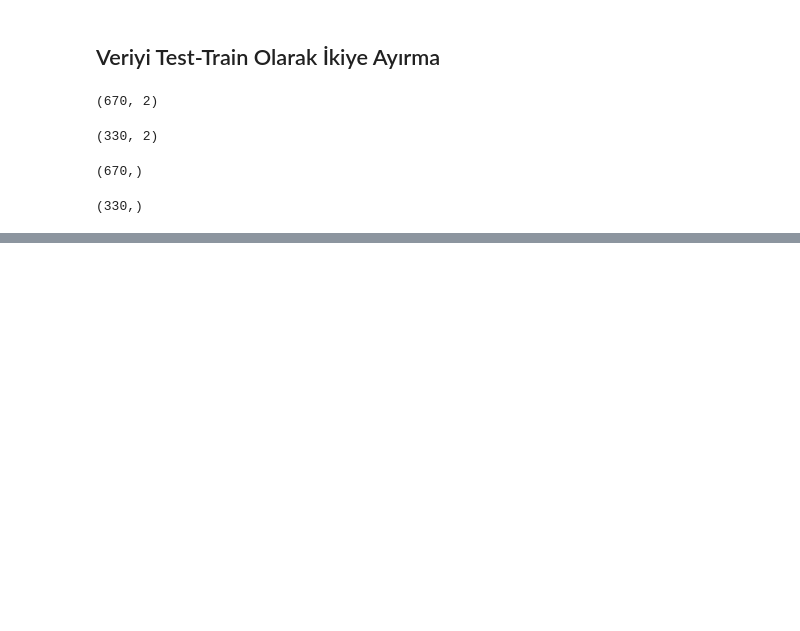
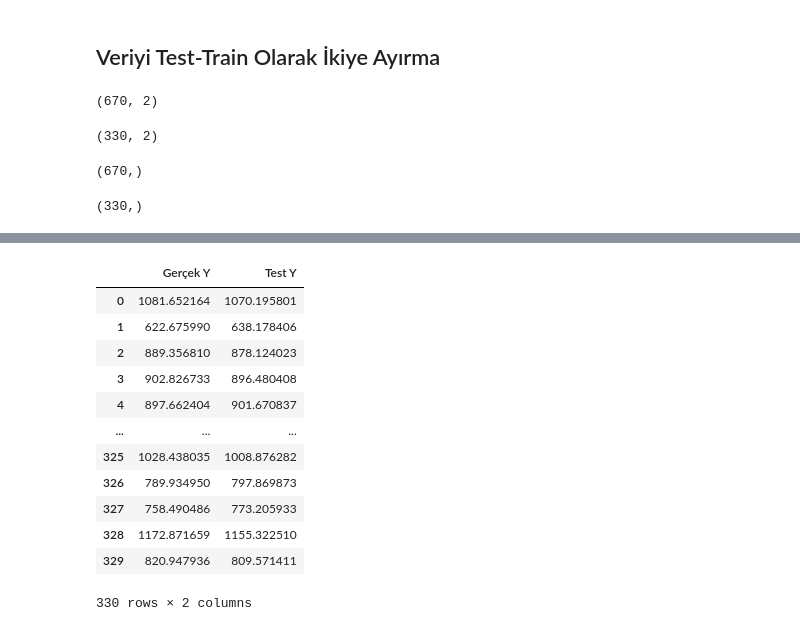
Before and after one commit to Snrbsk/AI-DS-Fundamentals, a Jupyter notebook: TensorflowGiris.ipynb, the cells around one changed output, grey strips where cells are left out. Drawn from its saved outputs; the diff is of its cells as text; code cells hidden in the pictures; blank space fills up the shorter version.

```diff
--- a/TensorflowGiris.ipynb
+++ b/TensorflowGiris.ipynb
@@ -40,0 +113,3 @@ y_test.shape
+# %%
+testTahminleri = model.predict(x_test)
+testTahminleri
@@ -40,0 +172,17 @@ y_test.shape
+# %%
+tahminDf.columns = (["Gerçek Y","Test Y"])
+tahminDf
+# %% [output]
+|  | Gerçek Y | Test Y |
+| 0 | 1081.652164 | 1070.195801 |
+| 1 | 622.675990 | 638.178406 |
+| 2 | 889.356810 | 878.124023 |
+| 3 | 902.826733 | 896.480408 |
+| 4 | 897.662404 | 901.670837 |
+| ... | ... | ... |
+| 325 | 1028.438035 | 1008.876282 |
+| 326 | 789.934950 | 797.869873 |
+| 327 | 758.490486 | 773.205933 |
+| 328 | 1172.871659 | 1155.322510 |
+| 329 | 820.947936 | 809.571411 |
+330 rows × 2 columns
```
Also changed, not shown: parts of 27 cells of this notebook, 7 other files.
